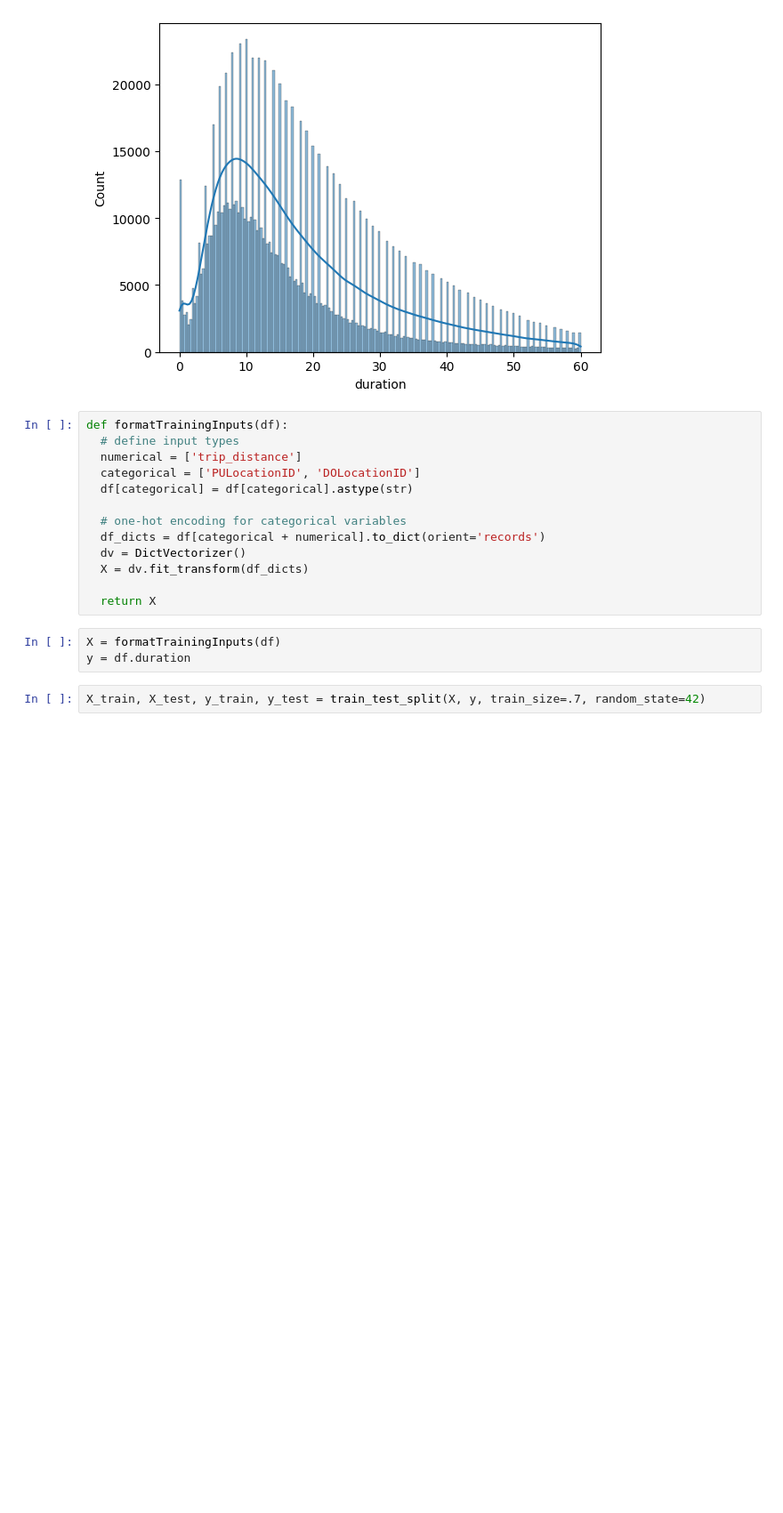
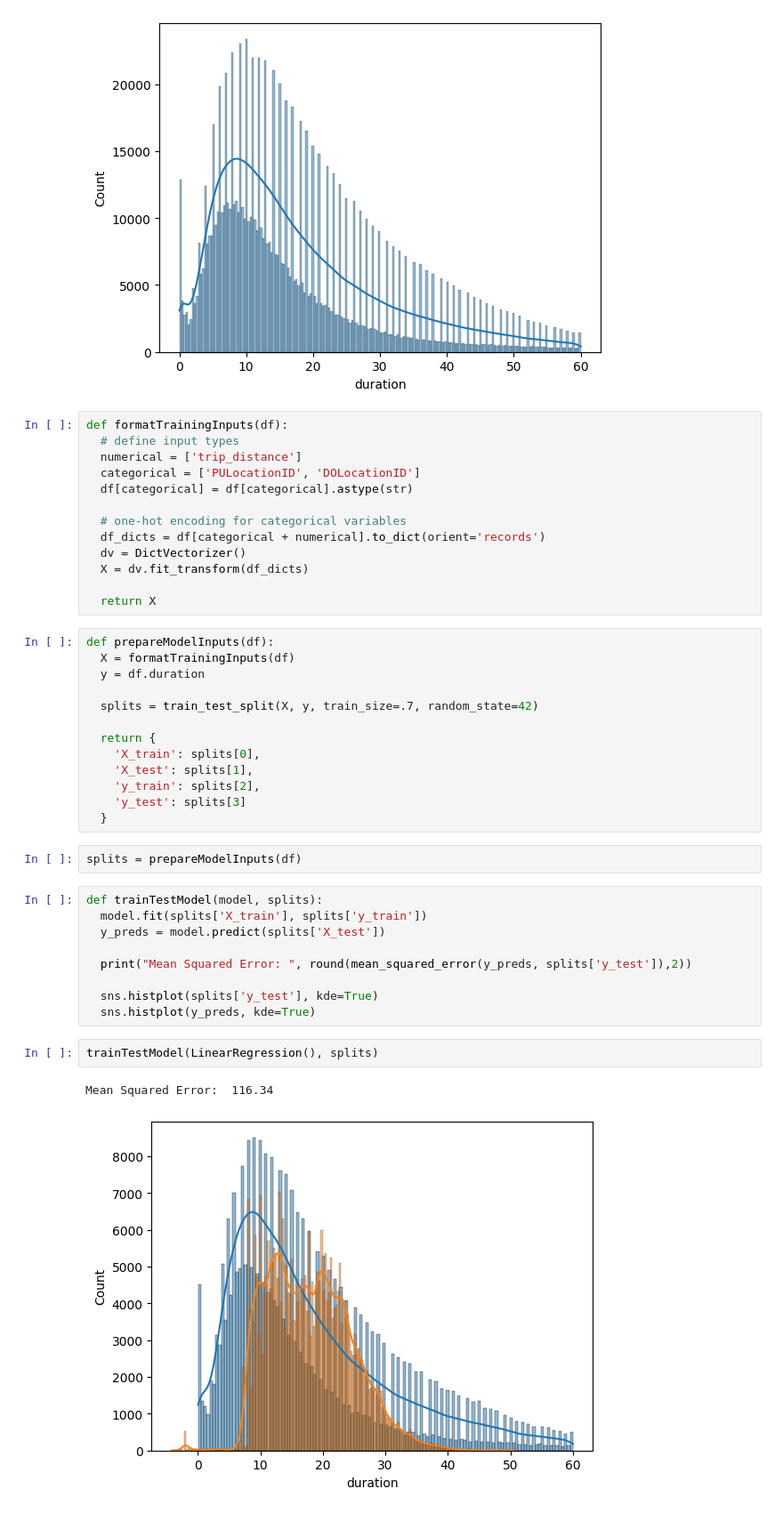
Before and after one commit to armand-winant/mlops-zoomcamp, a Jupyter notebook: introduction/homework.ipynb, the cells around one changed output. Shown at 89% size. Drawn from its saved outputs; the diff is of its cells as text; blank space fills up the shorter version.

Commit message:
split input preparation and model training

```diff
--- a/introduction/homework.ipynb
+++ b/introduction/homework.ipynb
@@ -41,8 +41,32 @@ def formatTrainingInputs(df):
   X = dv.fit_transform(df_dicts)
 
   return X
-# %%
-X = formatTrainingInputs(df)
-y = df.duration
-# %%
-X_train, X_test, y_train, y_test = train_test_split(X, y, train_size=.7, random_state=42)
+# %%
+def prepareModelInputs(df):
+  X = formatTrainingInputs(df)
+  y = df.duration
+
+  splits = train_test_split(X, y, train_size=.7, random_state=42)
+
+  return {
+    'X_train': splits[0],
+    'X_test': splits[1],
+    'y_train': splits[2],
+    'y_test': splits[3]
+  }
+# %%
+splits = prepareModelInputs(df)
+# %%
+def trainTestModel(model, splits):
+  model.fit(splits['X_train'], splits['y_train'])
+  y_preds = model.predict(splits['X_test'])
+
+  print("Mean Squared Error: ", round(mean_squared_error(y_preds, splits['y_test']),2))
+
+  sns.histplot(splits['y_test'], kde=True)
+  sns.histplot(y_preds, kde=True)
+# %%
+trainTestModel(LinearRegression(), splits)
+# %% [output]
+Mean Squared Error:  116.34
+[figure, added]
```
Also changed, not shown: parts of 2 cells of this notebook.
